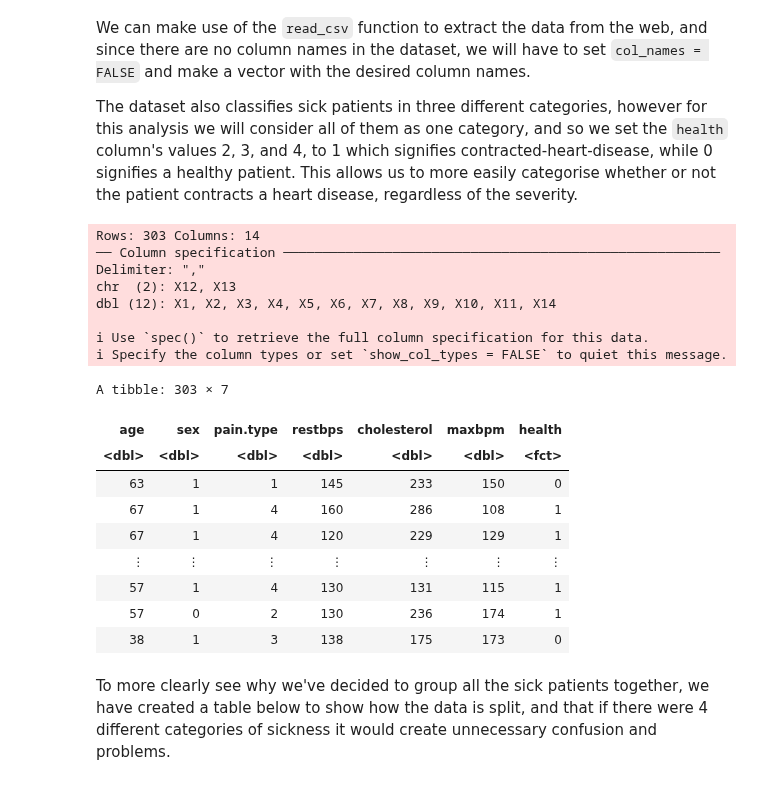
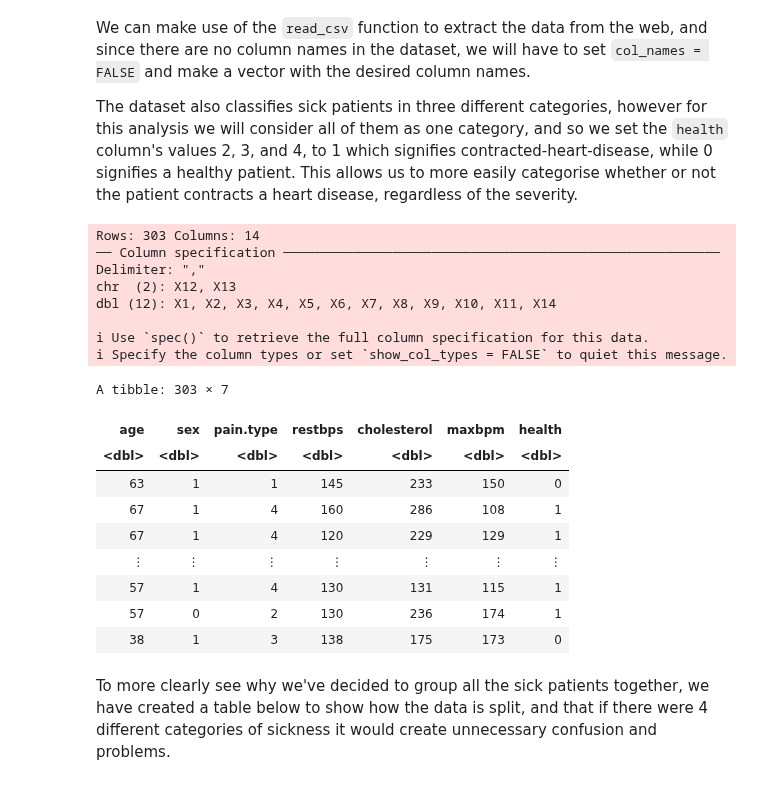
Before and after one commit to Sparsh-I/dsci-group-38, a Jupyter notebook: group_report.ipynb, the cells around one changed output. Drawn from its saved outputs; the diff is of its cells as text; code cells hidden in the pictures.

```diff
--- a/group_report.ipynb
+++ b/group_report.ipynb
@@ -41,26 +41,24 @@ We can make use of the `read_csv` function to extract the data from the web, and
 
 The dataset also classifies sick patients in three different categories, however for this analysis we will consider all of them as one category, and so we set the `health` column's values 2, 3, and 4, to 1 which signifies contracted-heart-disease, while 0 signifies a healthy patient. This allows us to more easily categorise whether or not the patient contracts a heart disease, regardless of the severity.
 # %%
-heart_data <- read_csv(url("https://archive.ics.uci.edu/ml/machine-learning-databases/heart-disease/processed.cleveland.data"), col_names = FALSE) |>
+heart_data<- read_csv(url("https://archive.ics.uci.edu/ml/machine-learning-databases/heart-disease/processed.cleveland.data"), col_names = FALSE) |>
     select(X1, X2, X3, X4, X5, X8, X14)
 colnames(heart_data) <- make.names(c("age", "sex", "pain.type", "restbps", "cholesterol", "maxbpm", "health"))
 
 heart_data["health"][heart_data["health"] == 2 | heart_data["health"] == 3 | heart_data["health"] == 4] <- 1
-
-heart_data$health <- as.factor(heart_data$health)
 heart_data
 # %% [output]
 Rows: 303 Columns: 14
 ── Column specification ────────────────────────────────────────────────────────
 Delimiter: ","
 chr  (2): X12, X13
 dbl (12): X1, X2, X3, X4, X5, X6, X7, X8, X9, X10, X11, X14
 
 ℹ Use `spec()` to retrieve the full column specification for this data.
 ℹ Specify the column types or set `show_col_types = FALSE` to quiet this message.
 A tibble: 303 × 7
 | age | sex | pain.type | restbps | cholesterol | maxbpm | health |
-| <dbl> | <dbl> | <dbl> | <dbl> | <dbl> | <dbl> | <fct> |
+| <dbl> | <dbl> | <dbl> | <dbl> | <dbl> | <dbl> | <dbl> |
 | 63 | 1 | 1 | 145 | 233 | 150 | 0 |
 | 67 | 1 | 4 | 160 | 286 | 108 | 1 |
 | 67 | 1 | 4 | 120 | 229 | 129 | 1 |
```
Also changed, not shown: parts of 8 cells of this notebook.
